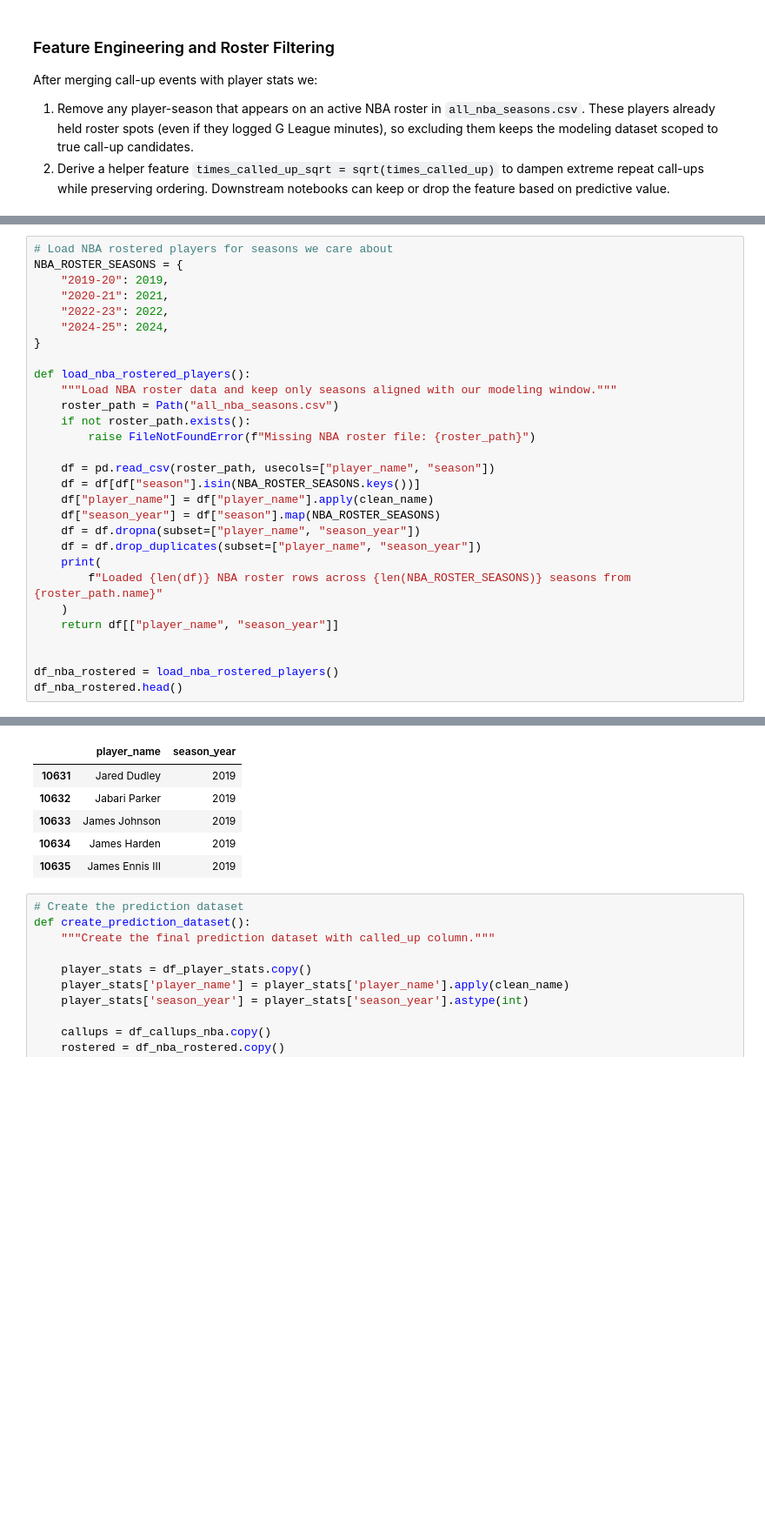
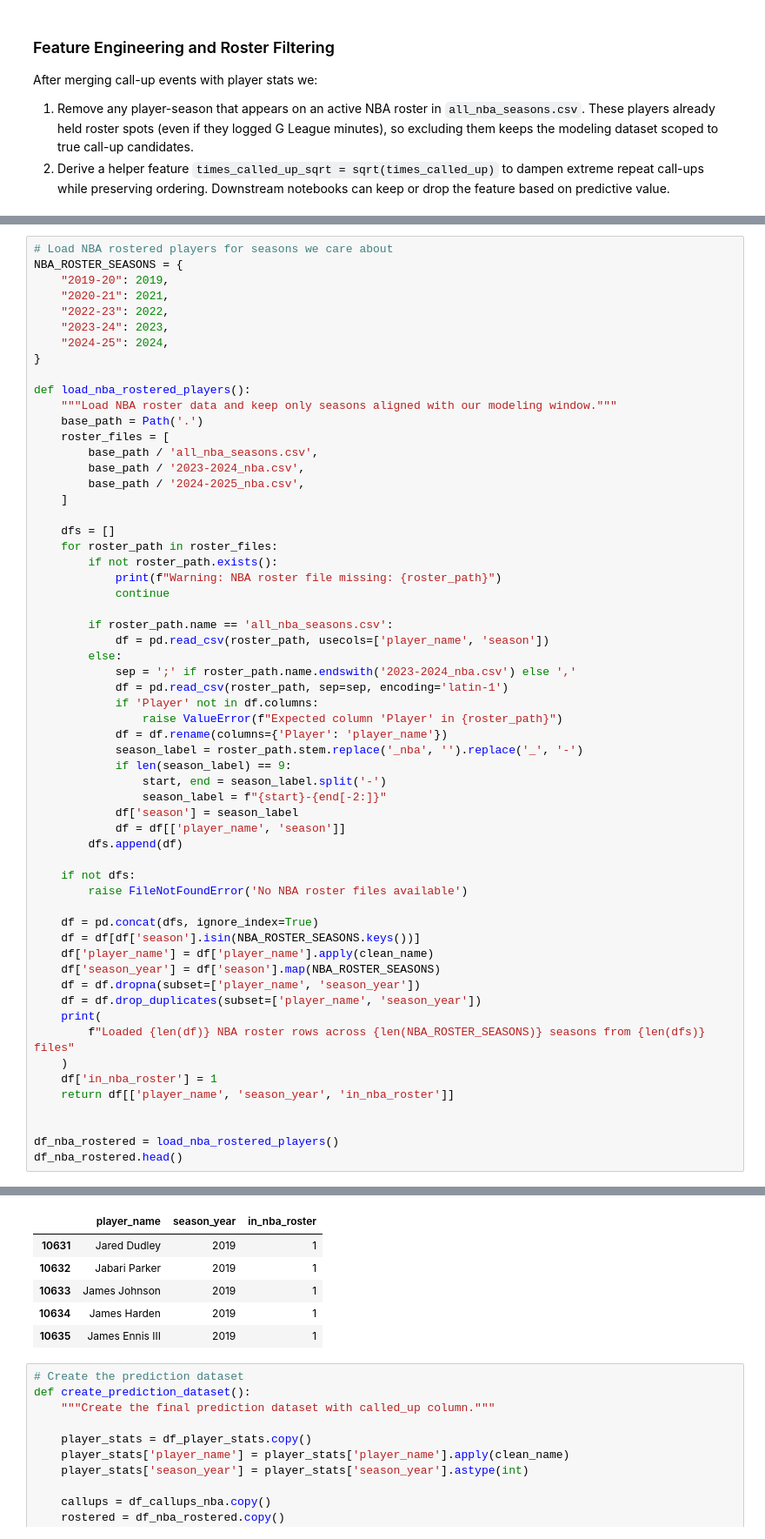
Before and after one commit to anirudh9280/Next-Up, a Jupyter notebook: data/data.ipynb, the cells around one changed output, grey strips where cells are left out. Shown: that part at 87% size. Drawn from its saved outputs; the diff is of its cells as text; blank space fills up the shorter version.

Commit message:
Further filtered out 2023-2025 players from dataset

```diff
--- a/data/data.ipynb
+++ b/data/data.ipynb
@@ -764,25 +764,55 @@ NBA_ROSTER_SEASONS = {
     "2019-20": 2019,
     "2020-21": 2021,
     "2022-23": 2022,
+    "2023-24": 2023,
     "2024-25": 2024,
 }
 
 def load_nba_rostered_players():
     """Load NBA roster data and keep only seasons aligned with our modeling window."""
-    roster_path = Path("all_nba_seasons.csv")
-    if not roster_path.exists():
-        raise FileNotFoundError(f"Missing NBA roster file: {roster_path}")
+    base_path = Path('.')
+    roster_files = [
+        base_path / 'all_nba_seasons.csv',
+        base_path / '2023-2024_nba.csv',
+        base_path / '2024-2025_nba.csv',
+    ]
 
-    df = pd.read_csv(roster_path, usecols=["player_name", "season"])
-    df = df[df["season"].isin(NBA_ROSTER_SEASONS.keys())]
-    df["player_name"] = df["player_name"].apply(clean_name)
-    df["season_year"] = df["season"].map(NBA_ROSTER_SEASONS)
-    df = df.dropna(subset=["player_name", "season_year"])
-    df = df.drop_duplicates(subset=["player_name", "season_year"])
+    dfs = []
+    for roster_path in roster_files:
+        if not roster_path.exists():
+            print(f"Warning: NBA roster file missing: {roster_path}")
+            continue
+
+        if roster_path.name == 'all_nba_seasons.csv':
+            df = pd.read_csv(roster_path, usecols=['player_name', 'season'])
+        else:
+            sep = ';' if roster_path.name.endswith('2023-2024_nba.csv') else ','
+            df = pd.read_csv(roster_path, sep=sep, encoding='latin-1')
+            if 'Player' not in df.columns:
+                raise ValueError(f"Expected column 'Player' in {roster_path}")
+            df = df.rename(columns={'Player': 'player_name'})
+            season_label = roster_path.stem.replace('_nba', '').replace('_', '-')
+            if len(season_label) == 9:
+                start, end = season_label.split('-')
+                season_label = f"{start}-{end[-2:]}"
+            df['season'] = season_label
+            df = df[['player_name', 'season']]
+        dfs.append(df)
+
+    if not dfs:
+        raise FileNotFoundError('No NBA roster files available')
+
+    df = pd.concat(dfs, ignore_index=True)
+    df = df[df['season'].isin(NBA_ROSTER_SEASONS.keys())]
+    df['player_name'] = df['player_name'].apply(clean_name)
+    df['season_year'] = df['season'].map(NBA_ROSTER_SEASONS)
+    df = df.dropna(subset=['player_name', 'season_year'])
+    df = df.drop_duplicates(subset=['player_name', 'season_year'])
     print(
-        f"Loaded {len(df)} NBA roster rows across {len(NBA_ROSTER_SEASONS)} seasons from {roster_path.name}"
+        f"Loaded {len(df)} NBA roster rows across {len(NBA_ROSTER_SEASONS)} seasons from {len(dfs)} files"
     )
-    return df[["player_name", "season_year"]]
+    df['in_nba_roster'] = 1
+    return df[['player_name', 'season_year', 'in_nba_roster']]
 
 
 df_nba_rostered = load_nba_rostered_players()
@@ -792,9 +822,9 @@ Loaded 1608 NBA roster rows across 4 seasons from all_nba_seasons.csv
-|  | player_name | season_year |
-| 10631 | Jared Dudley | 2019 |
-| 10632 | Jabari Parker | 2019 |
-| 10633 | James Johnson | 2019 |
-| 10634 | James Harden | 2019 |
-| 10635 | James Ennis III | 2019 |
+|  | player_name | season_year | in_nba_roster |
+| 10631 | Jared Dudley | 2019 | 1 |
+| 10632 | Jabari Parker | 2019 | 1 |
+| 10633 | James Johnson | 2019 | 1 |
+| 10634 | James Harden | 2019 | 1 |
+| 10635 | James Ennis III | 2019 | 1 |
 # %%
 # Create the prediction dataset
 def create_prediction_dataset():
```
Also changed, not shown: parts of 2 cells of this notebook, 10 other files.
